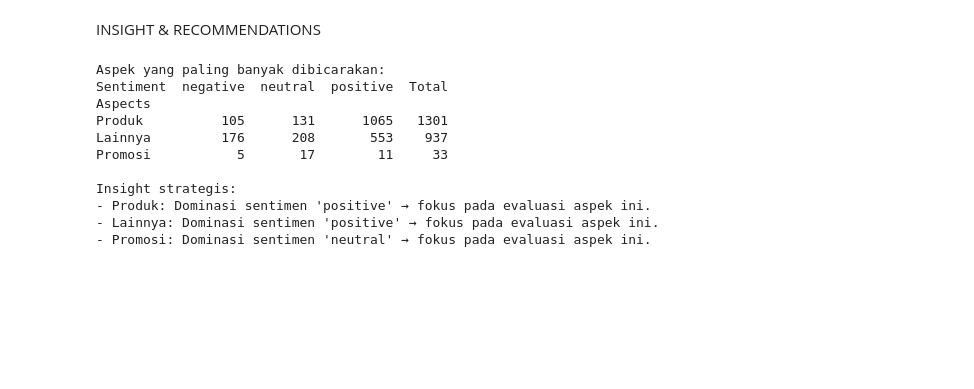
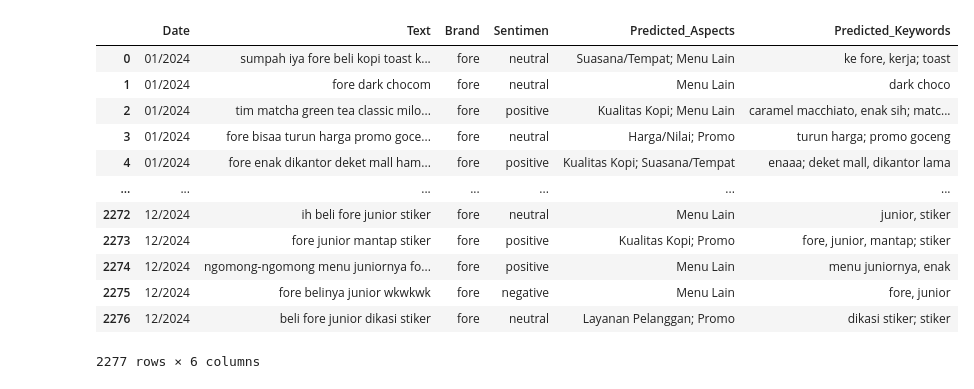
Before and after one commit to atrkhomeini/Sentiment-Analysis-of-4-Brand-Coffee-Shop-in-Indonesia-Using-CNN-BiLSTM, a Jupyter notebook: notebooks/analysis.ipynb, the cells around one changed output. Cells and saved outputs as stored; diff of their text form; code cells hidden in the pictures; blank space fills up the shorter version.

```diff
--- a/notebooks/analysis.ipynb
+++ b/notebooks/analysis.ipynb
@@ -62,25 +5,17 @@ plt.show()
-# %% [markdown]
-INSIGHT & RECOMMENDATIONS
-# %%
-# Temukan aspek dominan dan sentimen tertinggi
-top_aspects = aspect_sentiment_freq.sort_values('Total', ascending=False).head(3)
-
-print("Aspek yang paling banyak dibicarakan:")
-print(top_aspects)
-
-print("\nInsight strategis:")
-for aspek in top_aspects.index:
-    dom_sent = aspect_sentiment_freq.loc[aspek].drop('Total').idxmax()
-    print(f"- {aspek.capitalize()}: Dominasi sentimen '{dom_sent}' → fokus pada evaluasi aspek ini.")
-# %% [output]
-Aspek yang paling banyak dibicarakan:
-Sentiment  negative  neutral  positive  Total
-Aspects
-Produk          105      131      1065   1301
-Lainnya         176      208       553    937
-Promosi           5       17        11     33
-
-Insight strategis:
-- Produk: Dominasi sentimen 'positive' → fokus pada evaluasi aspek ini.
-- Lainnya: Dominasi sentimen 'positive' → fokus pada evaluasi aspek ini.
-- Promosi: Dominasi sentimen 'neutral' → fokus pada evaluasi aspek ini.
+# %%
+df = pd.read_excel('../data/raw/tweet_with_predicted_aspect_test.xlsx', sheet_name='Sheet1')
+df
+# %% [output]
+|  | Date | Text | Brand | Sentimen | Predicted_Aspects | Predicted_Keywords |
+| 0 | 01/2024 | sumpah iya fore beli kopi toast k... | fore | neutral | Suasana/Tempat; Menu Lain | ke fore, kerja; toast |
+| 1 | 01/2024 | fore dark chocom | fore | neutral | Menu Lain | dark choco |
+| 2 | 01/2024 | tim matcha green tea classic milo... | fore | positive | Kualitas Kopi; Menu Lain | caramel macchiato, enak sih; matc... |
+| 3 | 01/2024 | fore bisaa turun harga promo goce... | fore | neutral | Harga/Nilai; Promo | turun harga; promo goceng |
+| 4 | 01/2024 | fore enak dikantor deket mall ham... | fore | positive | Kualitas Kopi; Suasana/Tempat | enaaa; deket mall, dikantor lama |
+| ... | ... | ... | ... | ... | ... | ... |
+| 2272 | 12/2024 | ih beli fore junior stiker | fore | neutral | Menu Lain | junior, stiker |
+| 2273 | 12/2024 | fore junior mantap stiker | fore | positive | Kualitas Kopi; Promo | fore, junior, mantap; stiker |
+| 2274 | 12/2024 | ngomong-ngomong menu juniornya fo... | fore | positive | Menu Lain | menu juniornya, enak |
+| 2275 | 12/2024 | fore belinya junior wkwkwk | fore | negative | Menu Lain | fore, junior |
+| 2276 | 12/2024 | beli fore junior dikasi stiker | fore | neutral | Layanan Pelanggan; Promo | dikasi stiker; stiker |
+2277 rows × 6 columns
```
Also changed, not shown: parts of 30 cells of this notebook, 1 other file.
